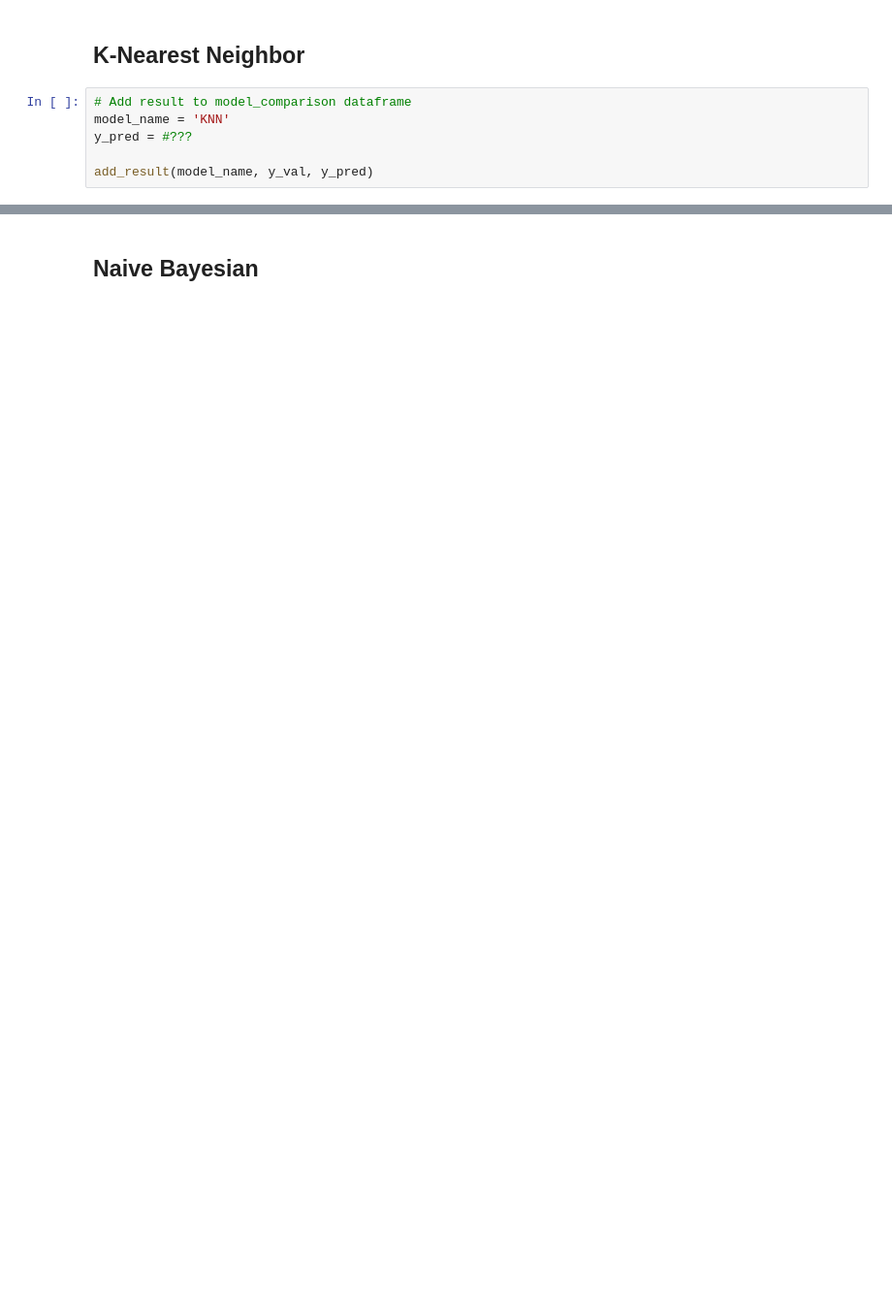
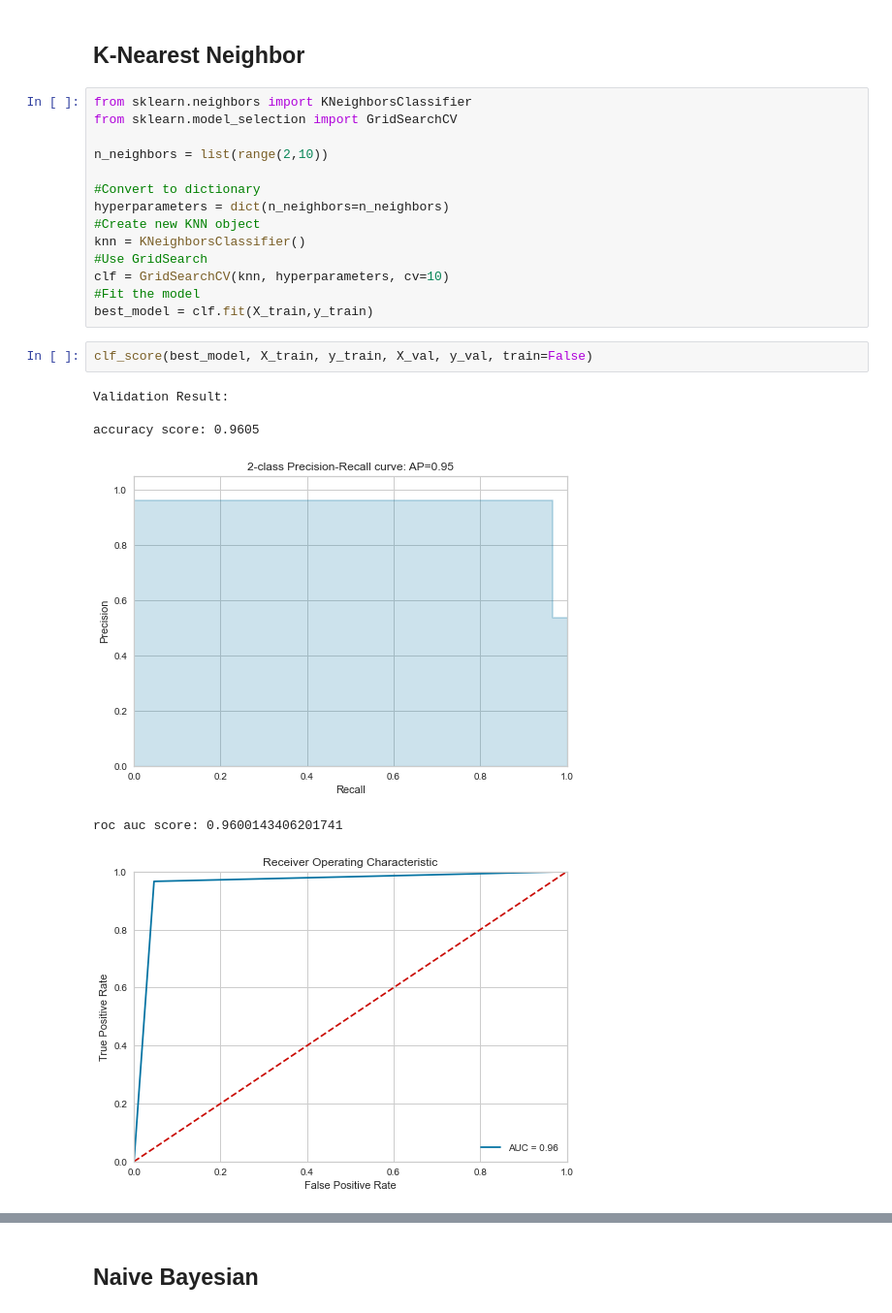
Before and after one commit to shanshanlao/Airline-Passenger-Satisfaction-Prediction, a Jupyter notebook: Code/Airline_data_modeling.ipynb, the cells around one changed output, grey strips where cells are left out. Shown at 97% size. Cells and saved outputs as stored; diff of their text form; blank space fills up the shorter version.

```diff
--- a/Code/Airline_data_modeling.ipynb
+++ b/Code/Airline_data_modeling.ipynb
@@ -441,8 +496,25 @@ SyntaxError: invalid syntax (1136493529.py, line 3)
 # %% [markdown]
 ## K-Nearest Neighbor
-# %%
-# Add result to model_comparison dataframe
-model_name = 'KNN'
-y_pred = #???
-
-add_result(model_name, y_val, y_pred)
+# %%
+from sklearn.neighbors import KNeighborsClassifier
+from sklearn.model_selection import GridSearchCV
+
+n_neighbors = list(range(2,10))
+
+#Convert to dictionary
+hyperparameters = dict(n_neighbors=n_neighbors)
+#Create new KNN object
+knn = KNeighborsClassifier()
+#Use GridSearch
+clf = GridSearchCV(knn, hyperparameters, cv=10)
+#Fit the model
+best_model = clf.fit(X_train,y_train)
+# %%
+clf_score(best_model, X_train, y_train, X_val, y_val, train=False)
+# %% [output]
+Validation Result:
+
+accuracy score: 0.9605
+[figure, added]
+roc auc score: 0.9600143406201741
+[figure, added]
```
Also changed, not shown: parts of 19 cells of this notebook.
